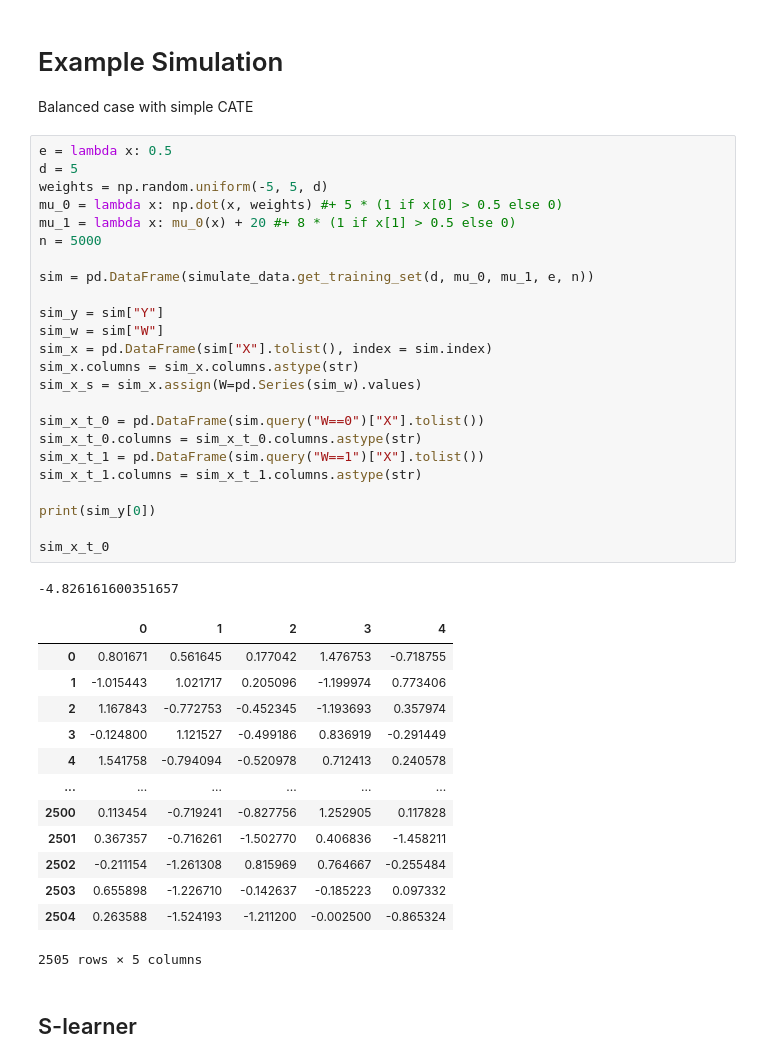
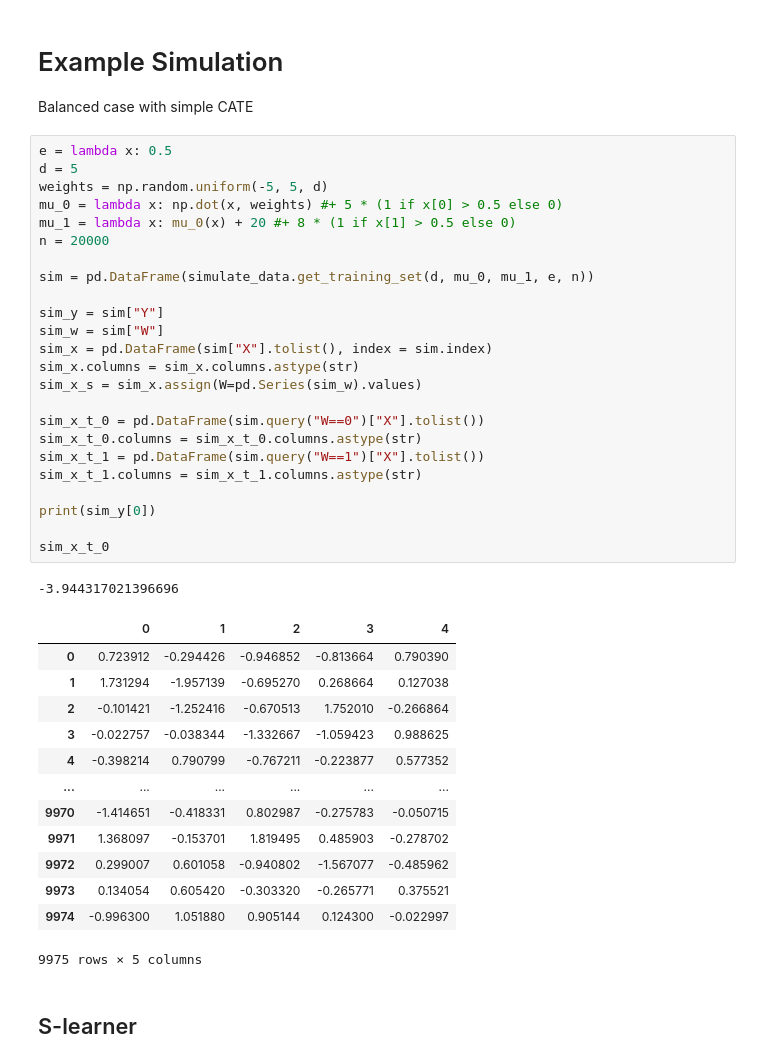
Before and after one commit to Hubert1913/research-project, a Jupyter notebook: data_simulation_notebook.ipynb, the cells around one changed output. Drawn from its saved outputs; the diff is of its cells as text.

```diff
--- a/data_simulation_notebook.ipynb
+++ b/data_simulation_notebook.ipynb
@@ -19,42 +20,42 @@ Balanced case with simple CATE
 # %%
 e = lambda x: 0.5
 d = 5
 weights = np.random.uniform(-5, 5, d)
 mu_0 = lambda x: np.dot(x, weights) #+ 5 * (1 if x[0] > 0.5 else 0)
 mu_1 = lambda x: mu_0(x) + 20 #+ 8 * (1 if x[1] > 0.5 else 0)
-n = 5000
+n = 20000
 
 sim = pd.DataFrame(simulate_data.get_training_set(d, mu_0, mu_1, e, n))
 
 sim_y = sim["Y"]
 sim_w = sim["W"]
 sim_x = pd.DataFrame(sim["X"].tolist(), index = sim.index)
 sim_x.columns = sim_x.columns.astype(str)
 sim_x_s = sim_x.assign(W=pd.Series(sim_w).values)
 
 sim_x_t_0 = pd.DataFrame(sim.query("W==0")["X"].tolist())
 sim_x_t_0.columns = sim_x_t_0.columns.astype(str)
 sim_x_t_1 = pd.DataFrame(sim.query("W==1")["X"].tolist())
 sim_x_t_1.columns = sim_x_t_1.columns.astype(str)
 
 print(sim_y[0])
 
 sim_x_t_0
 # %% [output]
--4.826161600351657
+-3.944317021396696
 |  | 0 | 1 | 2 | 3 | 4 |
-| 0 | 0.801671 | 0.561645 | 0.177042 | 1.476753 | -0.718755 |
-| 1 | -1.015443 | 1.021717 | 0.205096 | -1.199974 | 0.773406 |
-| 2 | 1.167843 | -0.772753 | -0.452345 | -1.193693 | 0.357974 |
-| 3 | -0.124800 | 1.121527 | -0.499186 | 0.836919 | -0.291449 |
-| 4 | 1.541758 | -0.794094 | -0.520978 | 0.712413 | 0.240578 |
+| 0 | 0.723912 | -0.294426 | -0.946852 | -0.813664 | 0.790390 |
+| 1 | 1.731294 | -1.957139 | -0.695270 | 0.268664 | 0.127038 |
+| 2 | -0.101421 | -1.252416 | -0.670513 | 1.752010 | -0.266864 |
+| 3 | -0.022757 | -0.038344 | -1.332667 | -1.059423 | 0.988625 |
+| 4 | -0.398214 | 0.790799 | -0.767211 | -0.223877 | 0.577352 |
 | ... | ... | ... | ... | ... | ... |
-| 2500 | 0.113454 | -0.719241 | -0.827756 | 1.252905 | 0.117828 |
-| 2501 | 0.367357 | -0.716261 | -1.502770 | 0.406836 | -1.458211 |
-| 2502 | -0.211154 | -1.261308 | 0.815969 | 0.764667 | -0.255484 |
-| 2503 | 0.655898 | -1.226710 | -0.142637 | -0.185223 | 0.097332 |
-| 2504 | 0.263588 | -1.524193 | -1.211200 | -0.002500 | -0.865324 |
+| 9970 | -1.414651 | -0.418331 | 0.802987 | -0.275783 | -0.050715 |
+| 9971 | 1.368097 | -0.153701 | 1.819495 | 0.485903 | -0.278702 |
+| 9972 | 0.299007 | 0.601058 | -0.940802 | -1.567077 | -0.485962 |
+| 9973 | 0.134054 | 0.605420 | -0.303320 | -0.265771 | 0.375521 |
+| 9974 | -0.996300 | 1.051880 | 0.905144 | 0.124300 | -0.022997 |
-2505 rows × 5 columns
+9975 rows × 5 columns
 # %% [markdown]
 ## S-learner
 # %%
```
Also changed, not shown: parts of 31 cells of this notebook, 1 other file.
